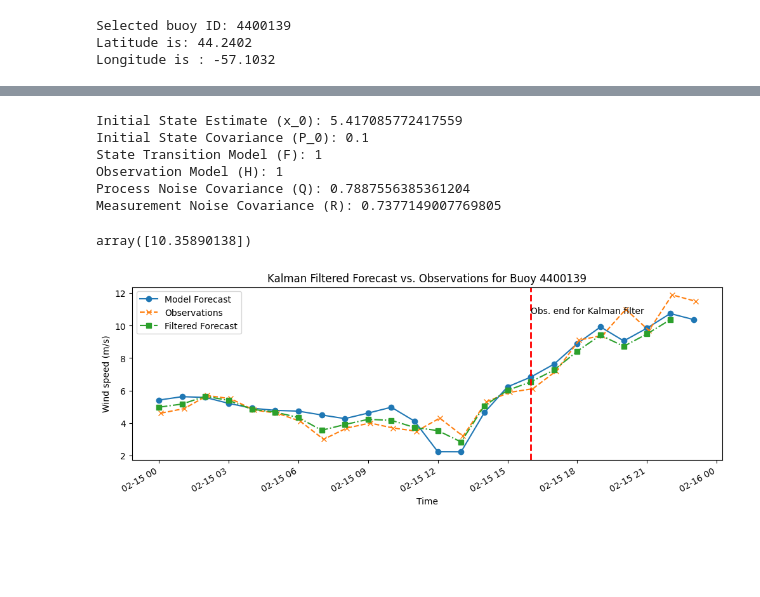
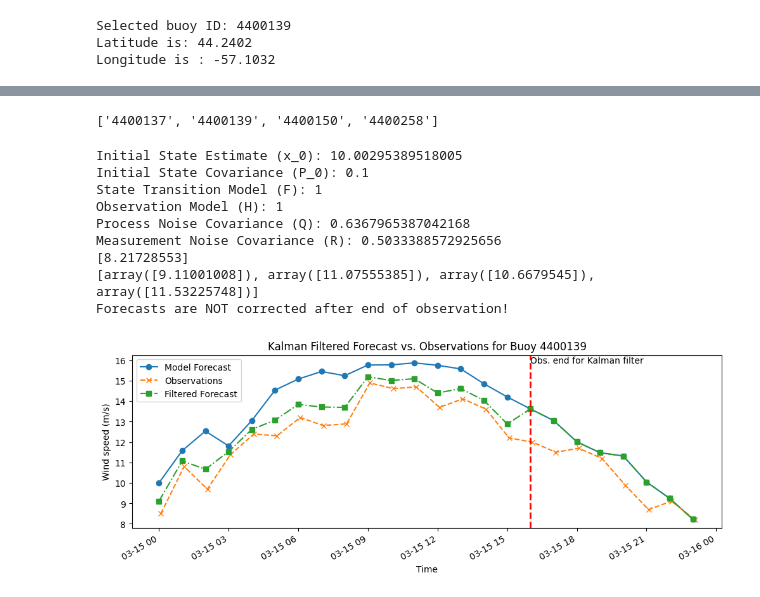
Before and after one commit to jclary-31/Wave_forecast_postprocessing, a Jupyter notebook: Wave.ipynb, the cells around one changed output, grey strips where cells are left out. Saved outputs shown, nothing was run; the diff lists cells and outputs as text; code cells hidden in the pictures; blank space fills up the shorter version.

```diff
--- a/Wave.ipynb
+++ b/Wave.ipynb
@@ -1518,3 +1533,8 @@ np.datetime64('2026-02-15T05:00:00.000000000')
+# %%
+buoy_ids.sort()
+buoy_ids
+# %% [output]
+['4400137', '4400139', '4400150', '4400258']
 # %%
 #####Kalman filtering test with one dimension
 ############### THIS IS filtering only ! state= x
@@ -1522,7 +1542,7 @@ np.datetime64('2026-02-15T05:00:00.000000000')
 
 #let says next x=x+dt*vel where vel=slope=derivate relatively to time
 
-buoy_id = int(buoy_ids[0])
+buoy_id = int(buoy_ids[1])
 
 observed_data = ds_buoy.sel(buoy_id=buoy_id)
 forecast_data = ds_extract.sel(buoy_id=buoy_id)
@@ -1569,58 +1589,68 @@ kf.R = np.array([[R]])  # Measurement noise covariance
 kf_states = []
 kf_times = []
 
-for i in range(num_steps-1):
+for i in range(num_steps):
+
+    # Update the predicted state (kf.x) to be the current forecast
+    kf.x = np.array(forecasts[i])
+
+
     # Kalman filter prediction based on previous state
     kf.predict()
 
-    # Update the predicted state (kf.x) to be the current forecast
-    #print(forecasts[i])
-    kf.x = np.array([forecasts[i]])
 
-    # Kalman Filter update using the observation
+    # Kalman Filter update with measurement
     if i < end_step:#len(observations):
       obs_actual = observations[i]
-      kf.update(np.array([obs_actual]))# update only if obs
-    else:
-      wei_obs=1/(1+i-end_step)# this is not the best 1/m is harsh # just to try something
-      kf.update(np.array(
-                np.nansum(
-                    [obs_actual *wei_obs,  kf.x[0]]
-                    )/(1+wei_obs)
-                    )
-                    ) # here I update mix last obs+forecast
+      kf.update(np.array(obs_actual))# update only if obs
+    #else:
+    #   wei_obs=1/(1+i-end_step)# this is not the best 1/m is harsh # just to try something
+    #   kf.update(np.array(
+    #             np.nansum(
+    #                 [obs_actual *wei_obs,  kf.x[0]]
+    #                 )/(1+wei_obs)
+    #                 )
+    #                 ) # here I update mix last obs+forecast
+     # kf.x=np.array(kf.x/4)
+    #else:
+    #  kf.predict_steadystate()
 
-    kf_states.append(kf.x[0])
+
+    kf_states.append(kf.x)
     kf_times.append(forecast_data['time'].isel(time=i).values)
 
 
+print(kf.x)
+print(kf_states[0:4])
 
 
 fig, ax = plt.subplots(figsize=(12, 4))
 ax.plot(forecast_data['time'], forecasts, label='Model Forecast', marker='o', linestyle='-')
 ax.plot(observed_data['time'], observations, label='Observations', marker='x', linestyle='--')
 ax.plot(kf_times, kf_states, label='Filtered Forecast', marker='s', linestyle='-.')
 
 # Plot vertical line showing 'end of observations'
 plt.axvline(x=kf_times[end_step], color='r', linestyle='--', linewidth=2)
 ax.text(kf_times[end_step],np.max(forecasts),'Obs. end for Kalman filter')
 
 ax.set_title(f'Kalman Filtered Forecast vs. Observations for Buoy {buoy_id}')
 ax.set_xlabel('Time')
 ax.set_ylabel('Wind speed (m/s)')
 ax.legend(loc='upper left')
 
 
 # Auto-format x-axis dates to prevent overlap
 fig.autofmt_xdate()
 
-kf.x
+print('Forecasts are NOT corrected after end of observation!')
 # %% [output]
-Initial State Estimate (x_0): 5.417085772417559
+Initial State Estimate (x_0): 10.00295389518005
 Initial State Covariance (P_0): 0.1
 State Transition Model (F): 1
 Observation Model (H): 1
-Process Noise Covariance (Q): 0.7887556385361204
-Measurement Noise Covariance (R): 0.7377149007769805
+Process Noise Covariance (Q): 0.6367965387042168
+Measurement Noise Covariance (R): 0.5033388572925656
+[8.21728553]
+[array([9.11001008]), array([11.07555385]), array([10.6679545]), array([11.53225748])]
+Forecasts are NOT corrected after end of observation!
-array([10.35890138])
-[figure, old version]
+[figure, new version]
```
Also changed, not shown: parts of 37 cells of this notebook.
